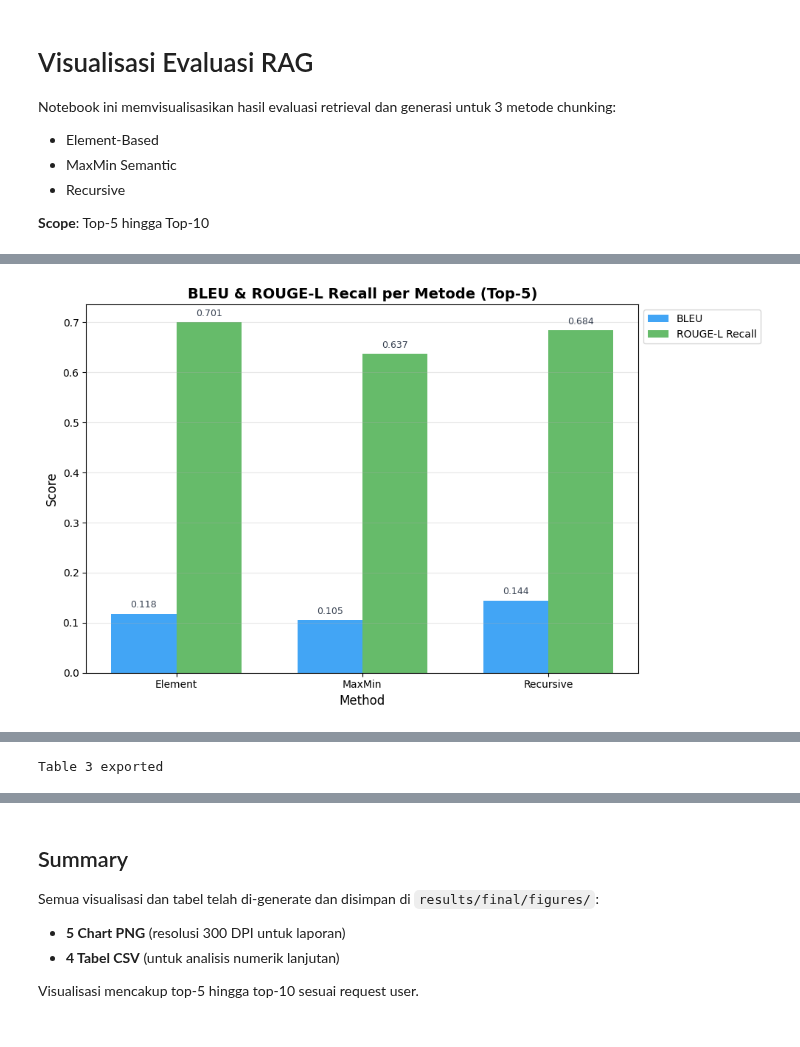
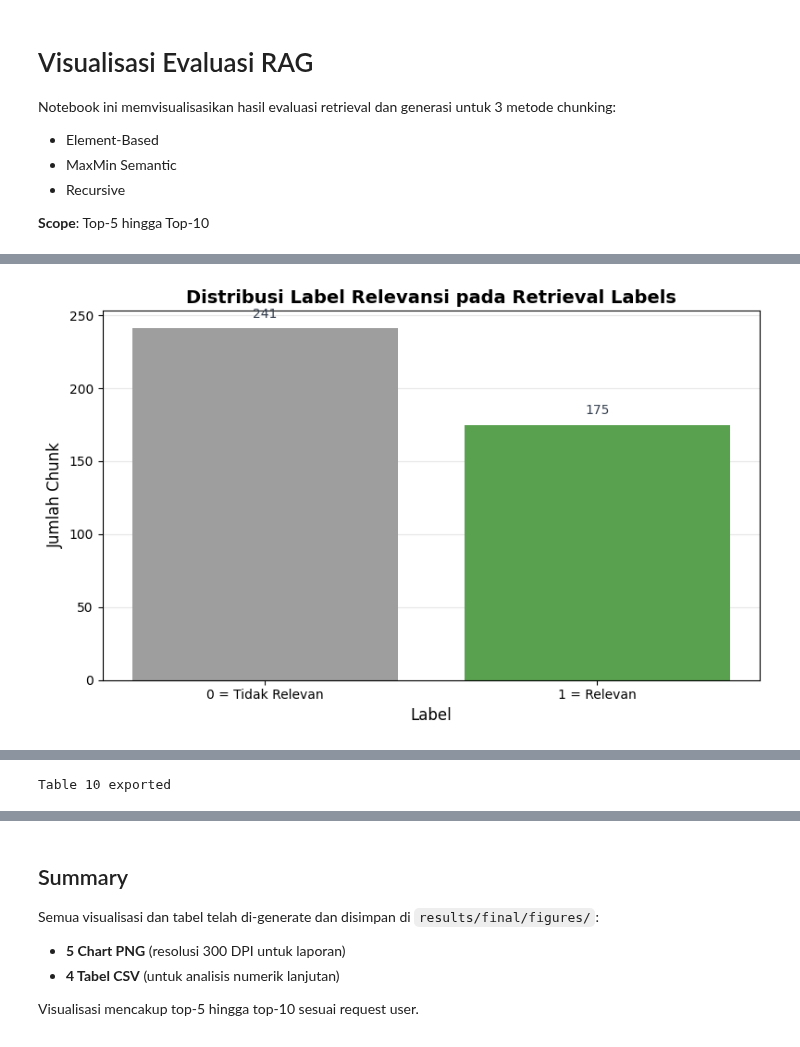
Before and after one commit to haikalthrq/rag-skripsi, a Jupyter notebook: notebooks/eval_visualization.ipynb, the cells around one changed output, grey strips where cells are left out. Cells and saved outputs as stored; diff of their text form; code cells hidden in the pictures.

Commit message:
Update docs and visualization outputs

```diff
--- a/notebooks/eval_visualization.ipynb
+++ b/notebooks/eval_visualization.ipynb
@@ -21,6 +21,7 @@ TOPK_MIN = 5
 TOPK_MAX = 10
 DATA_DIR = Path("../results/final/generation")
 FIG_DIR = Path("../results/final/figures")
+GT_DIR = Path("../data/ground_truth")
 FIG_DIR.mkdir(parents=True, exist_ok=True)
 
 # Load data
@@ -34,6 +35,8 @@ for k in range(TOPK_MIN, TOPK_MAX + 1):
         dfs.append(df)
 
 data = pd.concat(dfs, ignore_index=True)
+qa_gold = pd.read_excel(GT_DIR / "qa_gold_standard_rag_bps_30qa_question_newest.xlsx", sheet_name="qa_gold")
+retrieval_labels = pd.read_csv(GT_DIR / "retrieval_labels_final.csv")
 
 # Method name mapping
 method_map = {
@@ -45,6 +48,8 @@ data['method_short'] = data['method'].map(method_map)
 
 print(f"Loaded {len(data)} rows (top-{TOPK_MIN} to top-{TOPK_MAX})")
 print(f"Methods: {data['method'].unique()}")
+print(f"QA gold rows: {len(qa_gold)}")
+print(f"Retrieval labels rows: {len(retrieval_labels)}")
 # %% [output]
 Loaded 540 rows (top-5 to top-10)
 Methods: <ArrowStringArray>
@@ -305,55 +831,49 @@ Table 2 exported
 # %%
-# Chart 3 + Tabel 3: Generasi metrik (DALAM SATU CELL)
+# Chart 10 + Tabel 10: Distribusi label relevansi retrieval labels
 
-# === CHART ===
-x = np.arange(len(gen_avg))
-width = 0.35
+fig, ax = plt.subplots(figsize=(8, 5))
+bars = ax.bar(label_counts['Label Name'], label_counts['Count'], color=['#9e9e9e', '#59a14f'][:len(label_counts)])
 
-fig, ax = plt.subplots(figsize=(10, 6))
-bars1 = ax.bar(x - width/2, gen_avg['bleu'], width, label='BLEU', color='#42a5f5')
-bars2 = ax.bar(x + width/2, gen_avg['rouge_l_recall'], width, label='ROUGE-L Recall', color='#66bb6a')
+ax.set_xlabel('Label', fontsize=12)
+ax.set_ylabel('Jumlah Chunk', fontsize=12)
+ax.set_title('Distribusi Label Relevansi pada Retrieval Labels', fontsize=14, fontweight='bold')
+ax.grid(axis='y', alpha=0.3)
+ax.set_axisbelow(True)
 
-ax.set_xlabel('Method', fontsize=12)
-ax.set_ylabel('Score', fontsize=12)
-ax.set_title(f'BLEU & ROUGE-L Recall per Metode (Top-{TOPK_MIN})', fontsize=14, fontweight='bold')
-ax.set_xticks(x)
-ax.set_xticklabels(gen_avg['method_short'])
-ax.legend(fontsize=10, loc='upper left', bbox_to_anchor=(1, 1))
-ax.grid(axis='y', alpha=0.3)
-
-# Annotate values
-for bars in [bars1, bars2]:
-    ax.bar_label(bars, fmt='%.3f', padding=4, fontsize=9, color='#374151')
+for bar in bars:
+    height = bar.get_height()
+    ax.annotate(
+        f'{int(height)}',
+        (bar.get_x() + bar.get_width() / 2, height),
+        textcoords='offset points',
+        xytext=(0, 6),
+        ha='center',
+        va='bottom',
+        fontsize=10,
+        color='#374151'
+    )
 
 plt.tight_layout()
-plt.savefig(FIG_DIR / 'chart3_generation_metrics.png', dpi=300, bbox_inches='tight')
+plt.savefig(FIG_DIR / 'chart10_ground_truth_label_distribution.png', dpi=300, bbox_inches='tight')
 plt.show()
-print('Chart 3 saved')
+print('Chart 10 saved')
 
-# === TABEL (TEPAT DI BAWAH CHART) ===
-table3 = (
-    gen_avg.set_index('method_short')[['bleu', 'rouge_l_recall']]
-    .rename_axis(index='Method')
-    .rename(columns={'bleu': 'BLEU', 'rouge_l_recall': 'ROUGE-L Recall'})
-)
-print()
-print(f'Tabel 3: BLEU & ROUGE-L per Metode (Top-{TOPK_MIN})')
-table3_display = table3.reset_index()
-styled_table3 = (
-    table3_display.style
-    .format({'BLEU': '{:.4f}', 'ROUGE-L Recall': '{:.4f}'})
-    .apply(highlight_max_only, subset=['BLEU', 'ROUGE-L Recall'], axis=0)
+table10 = label_counts[['Label Name', 'Count']].rename(columns={'Label Name': 'Label'}).set_index('Label')
+print('\nTabel 10: Distribusi Label Relevansi Retrieval')
+table10_display = table10.reset_index()
+styled_table10 = (
+    table10_display.style
+    .format({'Count': '{:.0f}'})
+    .apply(highlight_max_only, subset=['Count'], axis=0)
     .set_properties(**{'text-align': 'center'})
     .set_table_styles([
         {'selector': 'th', 'props': [('text-align', 'center')]},
         {'selector': 'td', 'props': [('text-align', 'center')]},
     ])
     .hide(axis='index')
 )
-display(styled_table3)
-
-# Export CSV
-table3.to_csv(FIG_DIR / 'table3_generation_metrics.csv')
-print('Table 3 exported')
+display(styled_table10)
+table10.to_csv(FIG_DIR / 'table10_ground_truth_label_distribution.csv')
+print('Table 10 exported')
 # %% [output]
-[figure, old version]
+[figure, new version]
@@ -367 +886 @@ Tabel 3: BLEU & ROUGE-L per Metode (Top-5)
-Table 3 exported
+Table 10 exported
```
Also changed, not shown: parts of 26 cells of this notebook, 26 other files.
